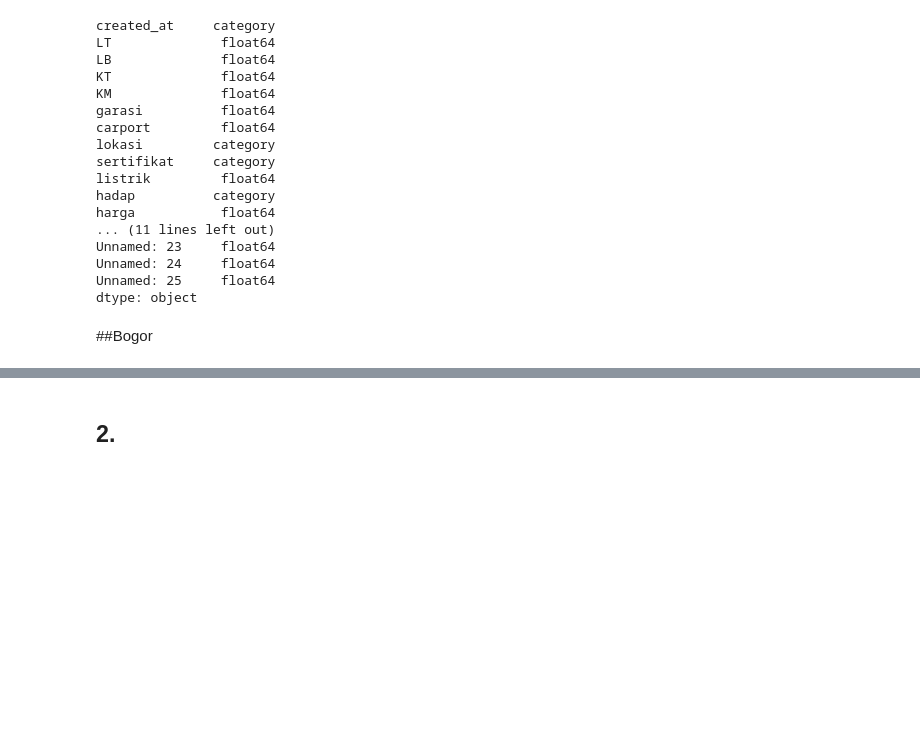
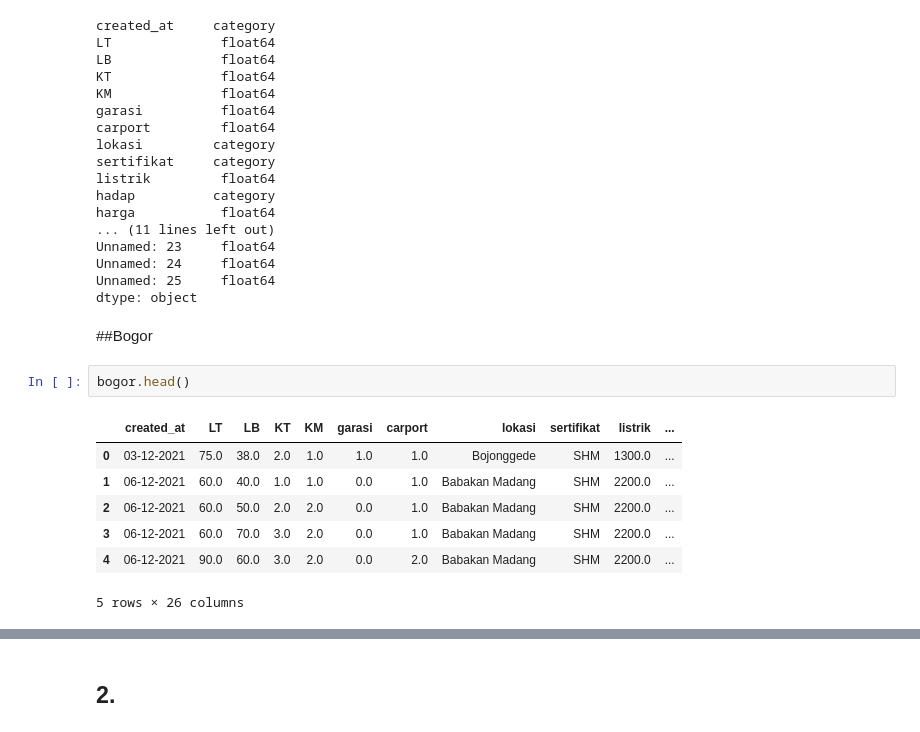
Before and after one commit to raistra/Kelompok-E-Data-Mining-B, a Jupyter notebook: Tugas_1_Data_Mining.ipynb, the cells around one changed output, grey strips where cells are left out. Cells and saved outputs as stored; diff of their text form; blank space fills up the shorter version.

```diff
--- a/Tugas_1_Data_Mining.ipynb
+++ b/Tugas_1_Data_Mining.ipynb
@@ -474,3 +457,13 @@ Unnamed: 25     float64
 dtype: object
 # %% [markdown]
 ##Bogor
+# %%
+bogor.head()
+# %% [output]
+|  | created_at | LT | LB | KT | KM | garasi | carport | lokasi | sertifikat | listrik | ... |
+| 0 | 03-12-2021 | 75.0 | 38.0 | 2.0 | 1.0 | 1.0 | 1.0 | Bojonggede | SHM | 1300.0 | ... |
+| 1 | 06-12-2021 | 60.0 | 40.0 | 1.0 | 1.0 | 0.0 | 1.0 | Babakan Madang | SHM | 2200.0 | ... |
+| 2 | 06-12-2021 | 60.0 | 50.0 | 2.0 | 2.0 | 0.0 | 1.0 | Babakan Madang | SHM | 2200.0 | ... |
+| 3 | 06-12-2021 | 60.0 | 70.0 | 3.0 | 2.0 | 0.0 | 1.0 | Babakan Madang | SHM | 2200.0 | ... |
+| 4 | 06-12-2021 | 90.0 | 60.0 | 3.0 | 2.0 | 0.0 | 2.0 | Babakan Madang | SHM | 2200.0 | ... |
+5 rows × 26 columns
```
Also changed, not shown: parts of 18 cells of this notebook.
